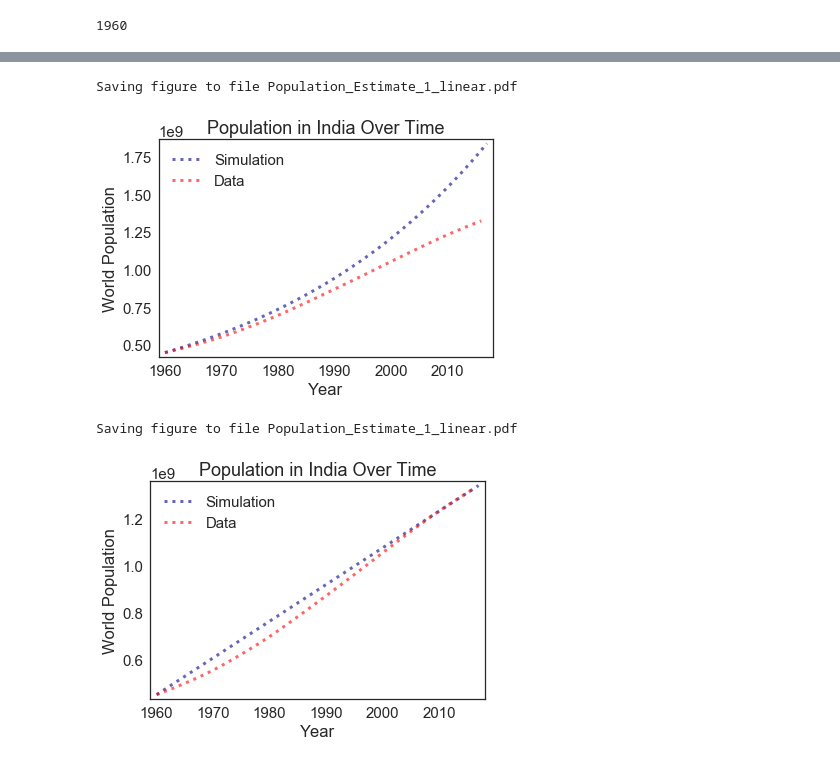
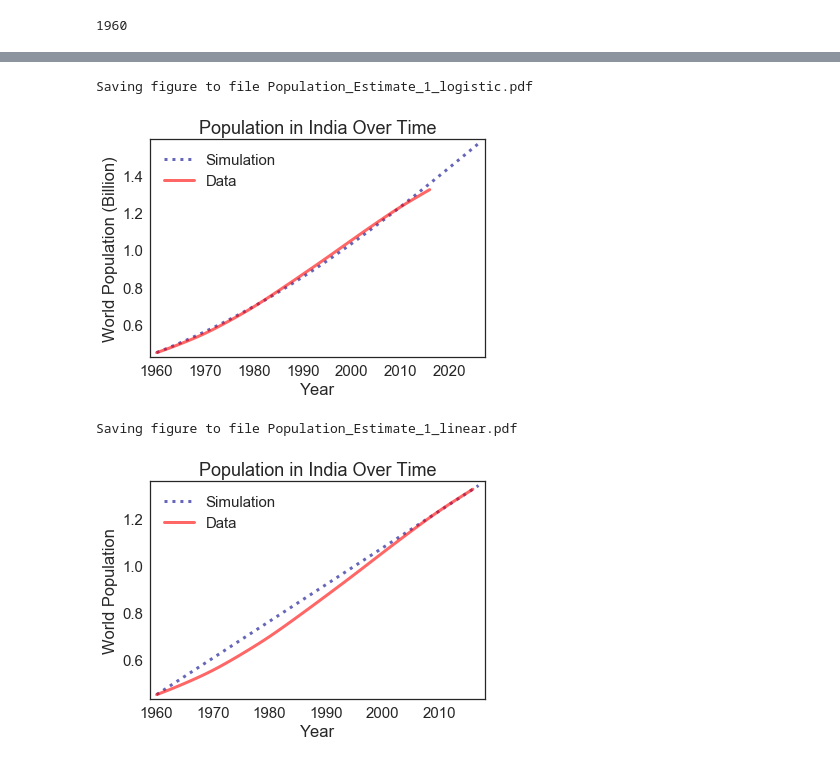
Before and after one commit to LSanten/ModSimPy, a Jupyter notebook: code/Project01_india_2.ipynb, the cells around one changed output, grey strips where cells are left out. Saved outputs shown, nothing was run; the diff lists cells and outputs as text; code cells hidden in the pictures.

```diff
--- a/code/Project01_india_2.ipynb
+++ b/code/Project01_india_2.ipynb
@@ -16,14 +16,14 @@ def plotting(x_1, x_2):
     newfig()
 
     plot(x_1, ':', color='darkblue', label='Simulation')
-    plot(x_2, ':', color='red', label='Data')
+    plot(x_2, '-', color='red', label='Data')
     decorate(xlabel='Year',
-    ylabel='World Population')
+    ylabel='World Population (Billion)')
 # %%
 first_year = table.avg_pop.index[0]
 last_year = table.avg_pop.index[-1]
 
-avg_pop = table.avg_pop
+avg_pop = table.avg_pop / 1e9 # in Billion
 
 first_year
 # %% [output]
@@ -64,16 +64,15 @@ def simulating_pop_linear(starting_year = 1960, ending_year = 2016):
 
 calculated_pop_linear = simulating_pop_linear()
 # %%
-system = System(alpha = 0.025, beta = -0.00185, plus = 449480608)
+system = System(alpha = 0.0270, beta = -0.0084)
 
-def simulating_pop_quadratic(starting_year = 1960, ending_year = 2016):
+def simulating_pop_quadratic(starting_year = 1960, ending_year = 2025):
 
     results = TimeSeries()
     results[starting_year] = avg_pop[starting_year]
 
     for t in linrange(starting_year, ending_year):
-        results[t + 1] = results[t] + system.alpha * results[t]
-        print(results[t+1])
+        results[t + 1] = results[t] + system.alpha * results[t] + system.beta * results[t]**2
 
 
     return results
@@ -81,4 +80,6 @@ def simulating_pop_quadratic(starting_year = 1960, ending_year = 2016):
 
 
 calculated_pop_quadratic = simulating_pop_quadratic()
+
+avg_pop[1960]
 # %% [output]
@@ -102,11 +87,11 @@ calculated_pop_quadratic = simulating_pop_quadratic()
 # %%
 #QUADRATIC PLOTTING
 plotting(calculated_pop_quadratic, avg_pop)
 decorate(title='Population in India Over Time')
-savefig('Population_Estimate_1_linear.pdf')
+savefig('Population_Estimate_1_logistic.pdf')
 # %% [output]
-Saving figure to file Population_Estimate_1_linear.pdf
+Saving figure to file Population_Estimate_1_logistic.pdf
-[figure, old version]
+[figure, new version]
 # %%
 #LINEAR PLOTTING
 plotting(calculated_pop_linear, avg_pop)
@@ -114,7 +99,7 @@ decorate(title='Population in India Over Time')
 savefig('Population_Estimate_1_linear.pdf')
 # %% [output]
 Saving figure to file Population_Estimate_1_linear.pdf
-[figure, old version]
+[figure, new version]
 # %%
 def simulate_until_pop(pop_limit = 1500000):
 
```
Also changed, not shown: parts of 4 cells of this notebook, 2 other files.
